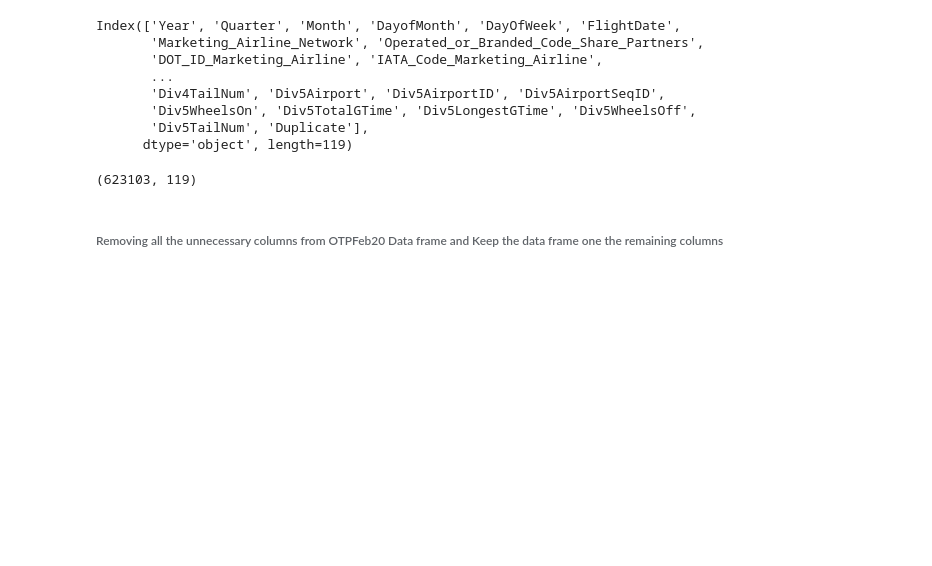
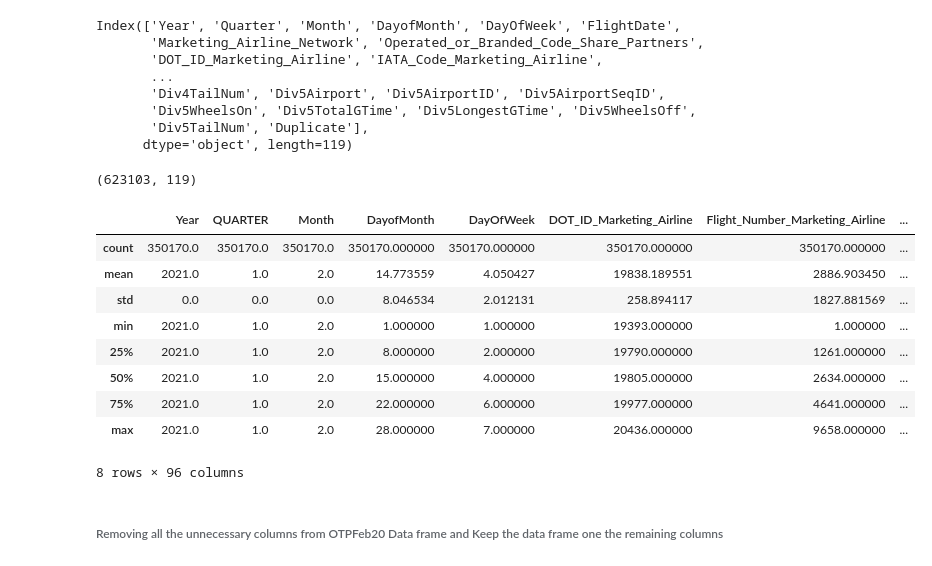
Before and after one commit to Engu12/Engu_Capstone, a Jupyter notebook: Capstone Notebook/Capstone Data Cleaning with Python.ipynb, the cells around one changed output. Cells and saved outputs as stored; diff of their text form; code cells hidden in the pictures; blank space fills up the shorter version.

```diff
--- a/Capstone Notebook/Capstone Data Cleaning with Python.ipynb
+++ b/Capstone Notebook/Capstone Data Cleaning with Python.ipynb
@@ -85,6 +91,19 @@ Index(['Year', 'Quarter', 'Month', 'DayofMonth', 'DayOfWeek', 'FlightDate',
 OTPFeb20.shape
 # %% [output]
 (623103, 119)
+# %%
+OTPFeb21.describe()
+# %% [output]
+|  | Year | QUARTER | Month | DayofMonth | DayOfWeek | DOT_ID_Marketing_Airline | Flight_Number_Marketing_Airline | ... |
+| count | 350170.0 | 350170.0 | 350170.0 | 350170.000000 | 350170.000000 | 350170.000000 | 350170.000000 | ... |
+| mean | 2021.0 | 1.0 | 2.0 | 14.773559 | 4.050427 | 19838.189551 | 2886.903450 | ... |
+| std | 0.0 | 0.0 | 0.0 | 8.046534 | 2.012131 | 258.894117 | 1827.881569 | ... |
+| min | 2021.0 | 1.0 | 2.0 | 1.000000 | 1.000000 | 19393.000000 | 1.000000 | ... |
+| 25% | 2021.0 | 1.0 | 2.0 | 8.000000 | 2.000000 | 19790.000000 | 1261.000000 | ... |
+| 50% | 2021.0 | 1.0 | 2.0 | 15.000000 | 4.000000 | 19805.000000 | 2634.000000 | ... |
+| 75% | 2021.0 | 1.0 | 2.0 | 22.000000 | 6.000000 | 19977.000000 | 4641.000000 | ... |
+| max | 2021.0 | 1.0 | 2.0 | 28.000000 | 7.000000 | 20436.000000 | 9658.000000 | ... |
+8 rows × 96 columns
 # %% [markdown]
 ###### Removing all the unnecessary columns from OTPFeb20 Data frame and Keep the data frame one the remaining columns
 # %%
```
Also changed, not shown: parts of 48 cells of this notebook.
